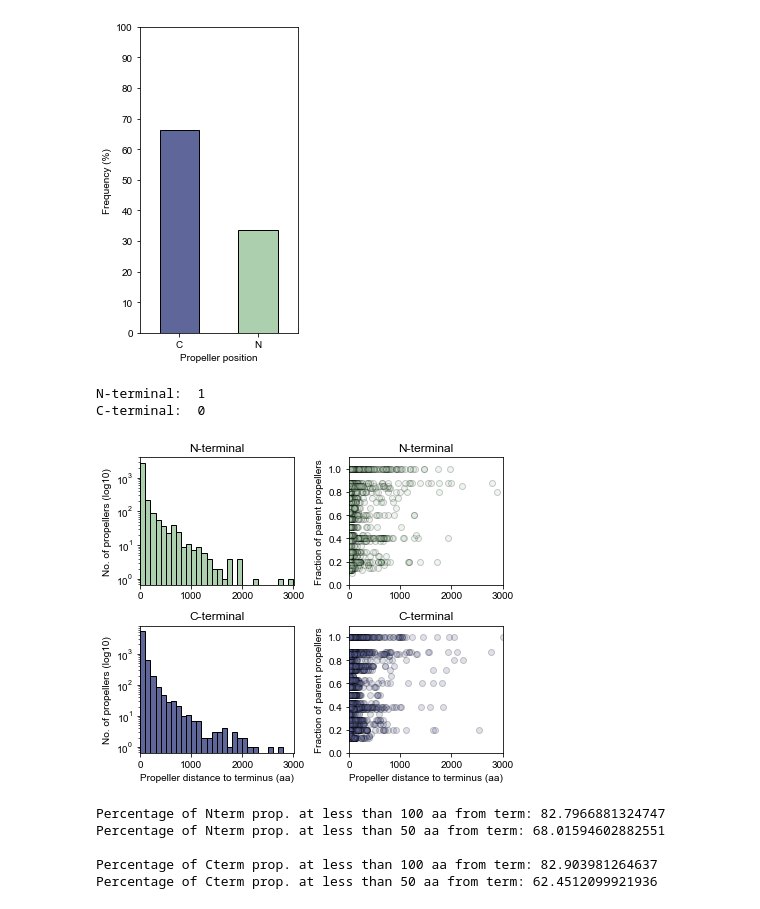
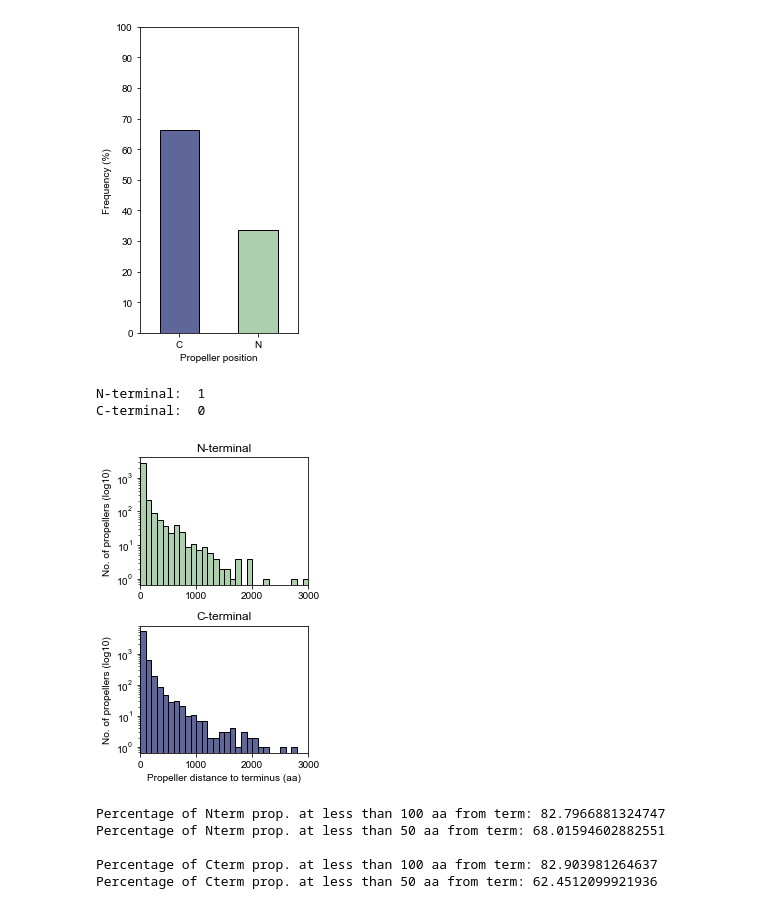
Before and after one commit to JoanaMPereira/RecentlyAmplifiedProps, a Jupyter notebook: overall_analysis_of_results.ipynb, the cells around one changed output. Cells and saved outputs as stored; diff of their text form; code cells hidden in the pictures.

```diff
--- a/overall_analysis_of_results.ipynb
+++ b/overall_analysis_of_results.ipynb
@@ -240,8 +240,7 @@ for target in ecod_mapping:
             propellers[propeller_label] = {'parent_f_name': f_name,
                                      'parent_t_name': t_name,
                                      'detected_topology': int(propeller.split('(')[-1].split()[0]),
-                                     'blades_similarity': blade_similarity,
-                                     'topology_ration': int(propeller.split('(')[-1].split()[0])/number_blades}
+                                     'blades_similarity': blade_similarity}
 
 
 # get taxonomy and propeller classification now
@@ -1003,60 +935,38 @@ plt.savefig('{}/fig6A.pdf'.format(out_dir))
 # %% [output]
 [figure]
 # %%
-f, axs = plt.subplots(2, 2, figsize=(w*2,h))
+f, axs = plt.subplots(2, 1, figsize=(w+0.3,h))
 
 # first the N-terminal propellers
 Nterm = Globally.loc[Globally.Termini_distance_type == 'N']
 print('N-terminal: ', Nterm.Termini_distance.min())
 
 sns.histplot(Nterm.Termini_distance, bins=np.arange(0, 3001, 100),
-             ax=axs[0][0], stat='count', color=colors[1], edgecolor='black', linewidth=1, alpha=1)
-axs[0][0].set_xlim(-1, 3001)
-axs[0][0].set_xlabel('')
-axs[0][0].set_ylabel('No. of propellers (log10)')
-axs[0][0].set_yscale('log')
-axs[0][0].title.set_text('N-terminal')
-
-values = np.modf(Nterm['topology_ration'])[0]
-values = np.where(values==0, 1, values)
-sns.scatterplot(Nterm.Termini_distance, values,
-             ax=axs[0][1], color=colors[1], edgecolor='black', linewidth=1, alpha=0.2)
-axs[0][1].set_xlim(-1, 3001)
-axs[0][1].set_ylim(0, 1.1)
-axs[0][1].set_xlabel('')
-axs[0][1].set_ylabel('Fraction of parent propellers')
-# axs[0][1].set_xticks(range(0, 8))
-axs[0][1].title.set_text('N-terminal')
+             ax=axs[0], stat='count', color=colors[1], edgecolor='black', linewidth=1, alpha=1)
+axs[0].set_xlim(-1, 3001)
+axs[0].set_xlabel('')
+axs[0].set_ylabel('No. of propellers (log10)')
+axs[0].set_yscale('log')
+axs[0].title.set_text('N-terminal')
 
 # now the C-terminal propellers
 Cterm = Globally.loc[Globally.Termini_distance_type == 'C']
 print('C-terminal: ', Cterm.Termini_distance.min())
 
 sns.histplot(Cterm.Termini_distance, bins=np.arange(0, 3001, 100),
-             ax=axs[1][0], stat='count', color=colors[0], edgecolor='black', linewidth=1, alpha=1)
-axs[1][0].set_xlim(-1, 3001)
-axs[1][0].set_xlabel('Propeller distance to terminus (aa)')
-axs[1][0].set_ylabel('No. of propellers (log10)')
-axs[1][0].set_yscale('log')
-axs[1][0].title.set_text('C-terminal')
-
-values = np.modf(Cterm['topology_ration'])[0]
-values = np.where(values==0, 1, values)
-sns.scatterplot(Cterm.Termini_distance, values,
-             ax=axs[1][1], color=colors[0], edgecolor='black', linewidth=1, alpha=0.2)
-axs[1][1].set_xlim(-1, 3001)
-axs[1][1].set_ylim(0, 1.1)
-axs[1][1].set_xlabel('Propeller distance to terminus (aa)')
-axs[1][1].set_ylabel('Fraction of parent propellers')
-# axs[1][1].set_xticks(range(0, 8))
-axs[1][1].title.set_text('C-terminal')
+             ax=axs[1], stat='count', color=colors[0], edgecolor='black', linewidth=1, alpha=1)
+axs[1].set_xlim(-1, 3001)
+axs[1].set_xlabel('Propeller distance to terminus (aa)')
+axs[1].set_ylabel('No. of propellers (log10)')
+axs[1].set_yscale('log')
+axs[1].title.set_text('C-terminal')
 
 plt.tight_layout()
 plt.savefig('{}/fig6B-D.pdf'.format(out_dir))
 # %% [output]
 N-terminal:  1
 C-terminal:  0
-[figure, old version]
+[figure, new version]
 # %%
 print('Percentage of Nterm prop. at less than 100 aa from term:',len(Nterm.loc[Nterm.Termini_distance < 100])*100/len(Nterm))
 print('Percentage of Nterm prop. at less than 50 aa from term:',len(Nterm.loc[Nterm.Termini_distance < 50])*100/len(Nterm))
```
Also changed, not shown: parts of 18 cells of this notebook.
